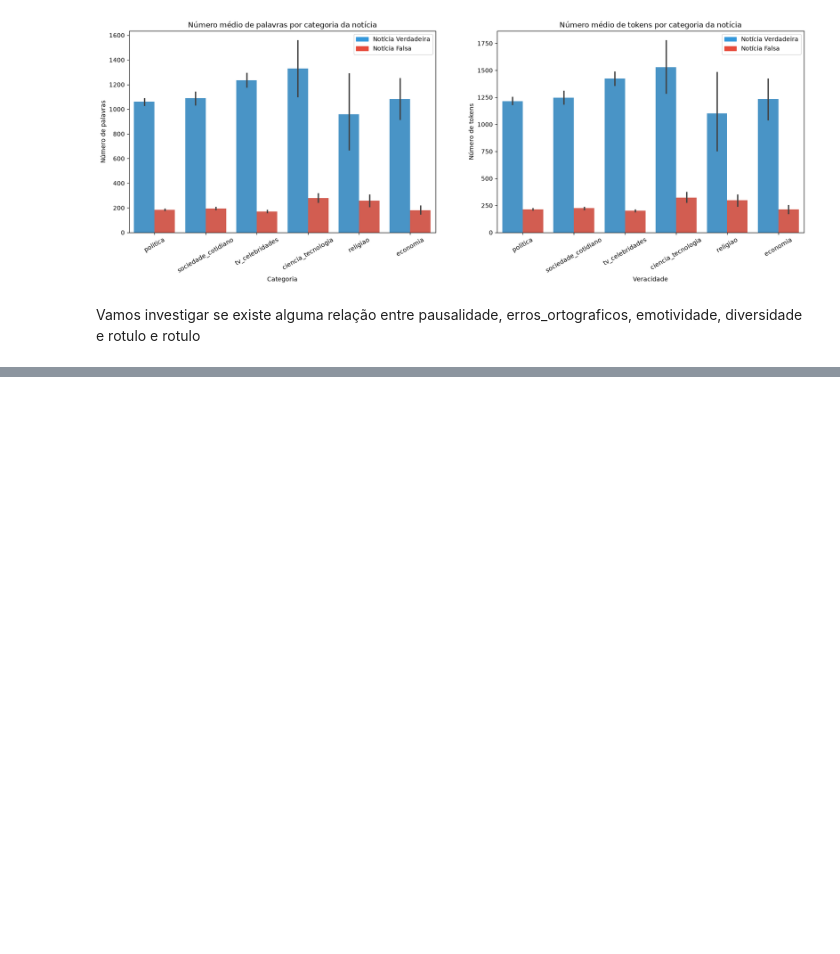
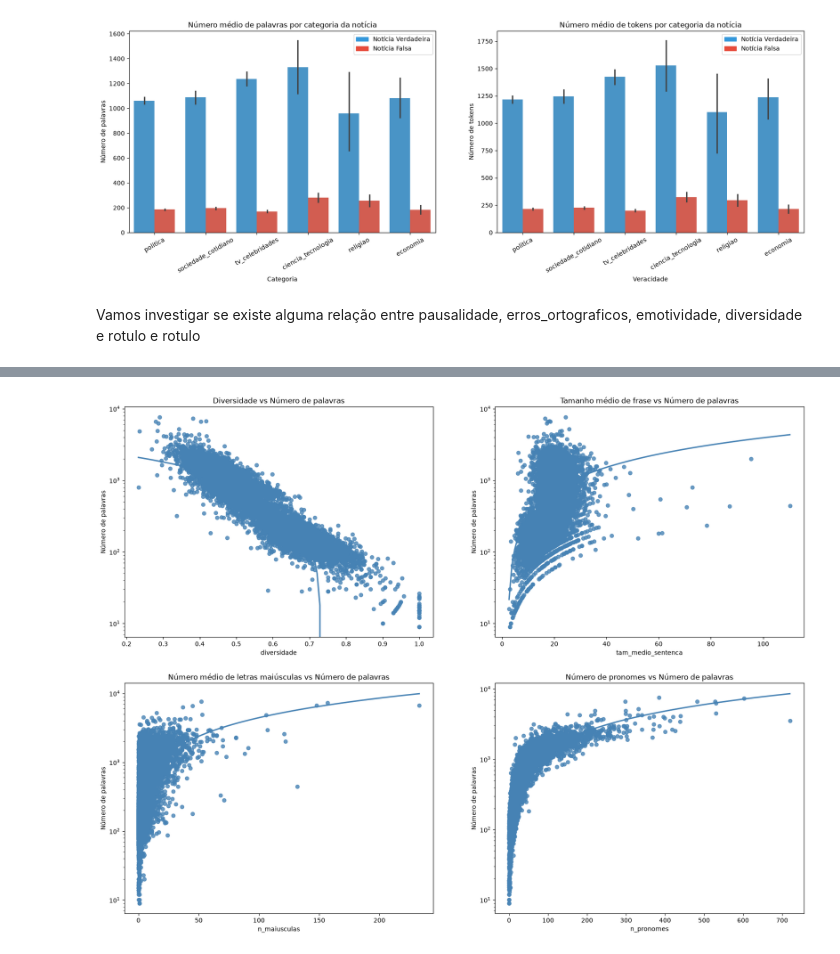
Before and after one commit to teto1034/fake-news-classifier, a Jupyter notebook: notebooks/02_analise_exploratoria_de_dados.ipynb, the cells around one changed output, grey strips where cells are left out. Drawn from its saved outputs; the diff is of its cells as text; code cells hidden in the pictures; blank space fills up the shorter version.

```diff
--- a/notebooks/02_analise_exploratoria_de_dados.ipynb
+++ b/notebooks/02_analise_exploratoria_de_dados.ipynb
@@ -96,0 +110,15 @@ Curiosamente as notícias falsas tem uma maior diversidade média e n_pron_sing_
+# %%
+variaveis = ["diversidade", "tam_medio_sentenca", "n_maiusculas", "n_pronomes"]
+
+plt.figure(figsize=(20, 15))
+
+for i, var in enumerate(variaveis):
+    plt.subplot(220 + i + 1)
+    ax = sns.regplot(data=df, x=var, y="n_palavras", color="steelblue", ci=None)
+    ax.set_yscale("log")
+    plt.title(f"{columns_mapping[var]} vs Número de palavras")
+    plt.xlabel(var)
+    plt.ylabel("Número de palavras")
+plt.show()
+# %% [output]
+[figure, added]
```
Also changed, not shown: parts of 2 cells of this notebook.
